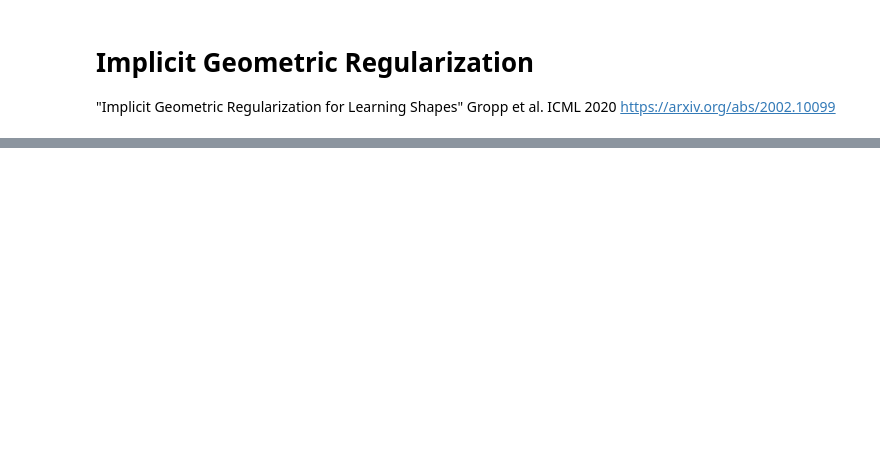
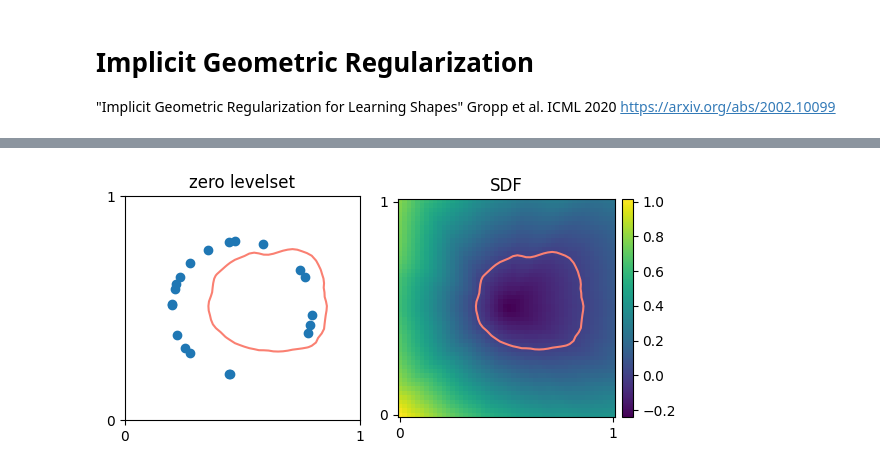
Before and after one commit to niklasschmitz/sdf_jax, a Jupyter notebook: geometric_regularization.ipynb, the cells around one changed output, grey strips where cells are left out. Drawn from its saved outputs; the diff is of its cells as text; code cells hidden in the pictures; blank space fills up the shorter version.

```diff
--- a/geometric_regularization.ipynb
+++ b/geometric_regularization.ipynb
@@ -215,0 +209,7 @@ jax.nn.softplus
+# %%
+fig = plot2d(model, ngrid=50)
+ax0 = fig.axes[0]
+ax0.scatter(*xs.T)
+fig
+# %% [output]
+[figure, added]
```
Also changed, not shown: parts of 11 cells of this notebook.
